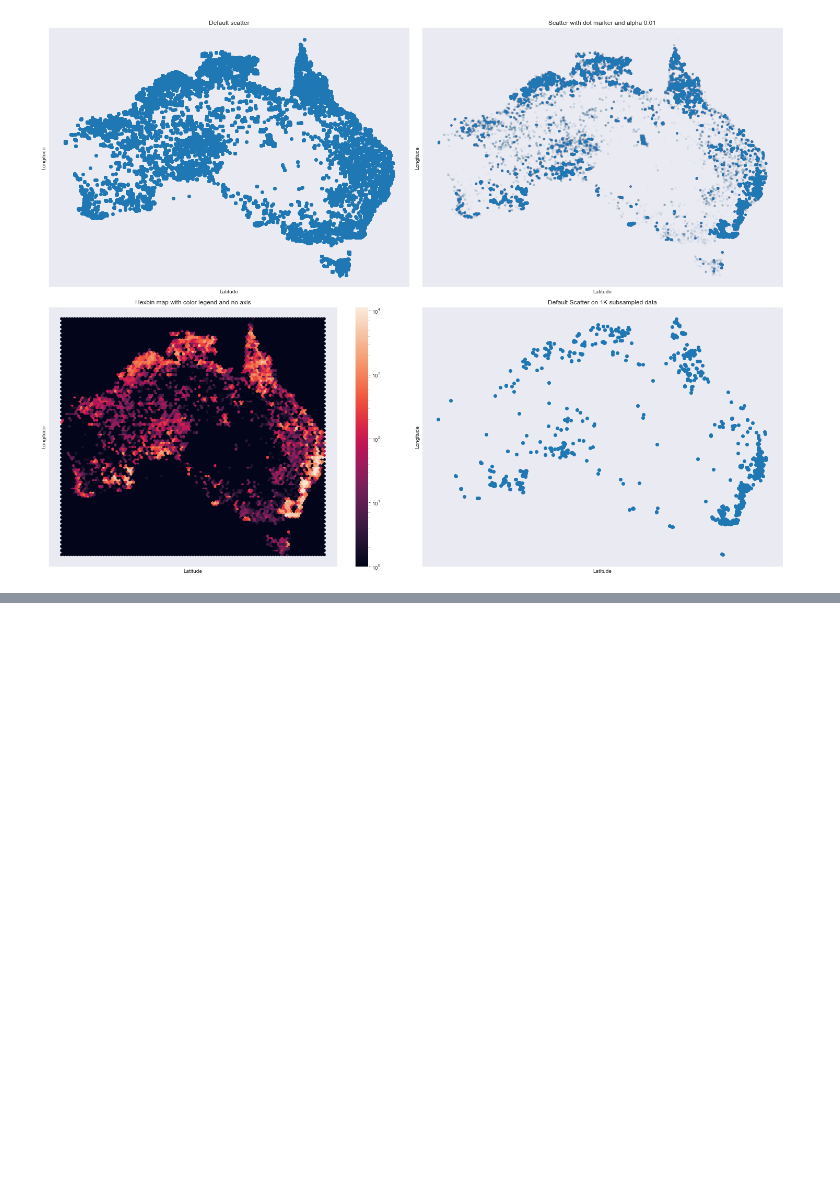
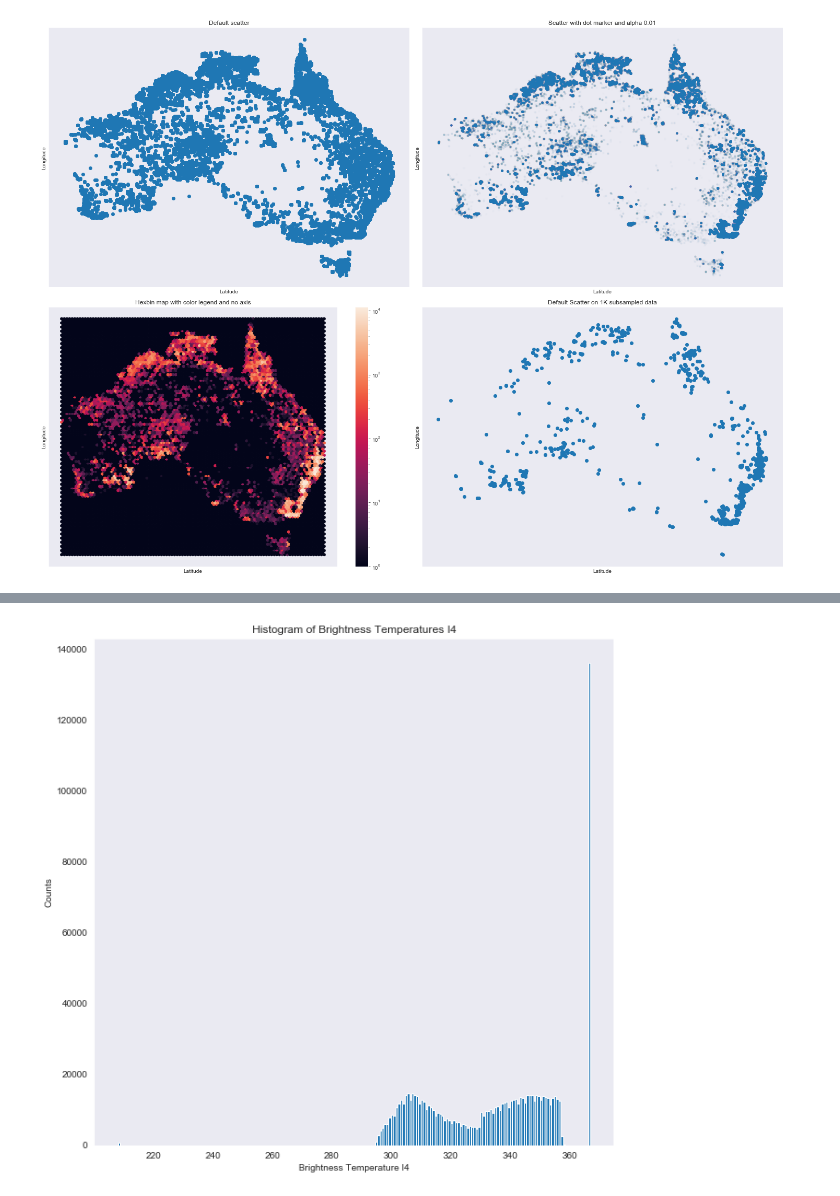
Before and after one commit to MRSantos1/Austrailia_Fire, a Jupyter notebook: fire_analysis.ipynb, the cells around one changed output, grey strips where cells are left out. Saved outputs shown, nothing was run; the diff lists cells and outputs as text; code cells hidden in the pictures; blank space fills up the shorter version.

Commit message:
Adding Histogram to image output folder

```diff
--- a/fire_analysis.ipynb
+++ b/fire_analysis.ipynb
@@ -54,0 +53,10 @@ m
+# %%
+#Histogram of Brightness
+fig, ax = plt.subplots(1, 1, figsize=(10, 10))
+ax.hist(data.bright_ti4,bins='auto');
+ax.set_title("Histogram of Brightness Temperatures I4");
+ax.set_xlabel("Brightness Temperature I4");
+ax.set_ylabel("Counts");
+fig.savefig('Histo')
+# %% [output]
+[figure, added]
```
Also changed, not shown: parts of 1 cell of this notebook, 1 other file.
